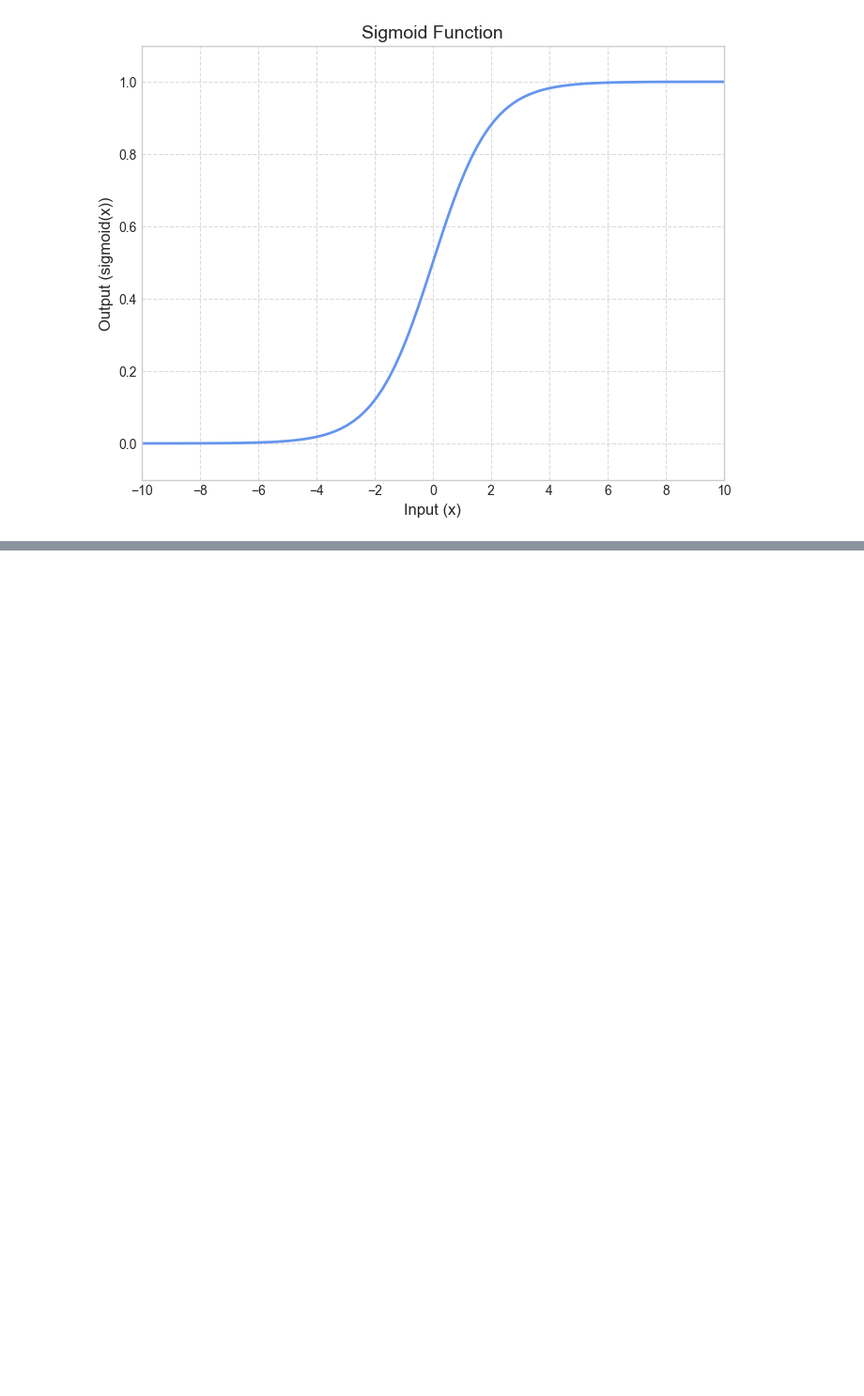
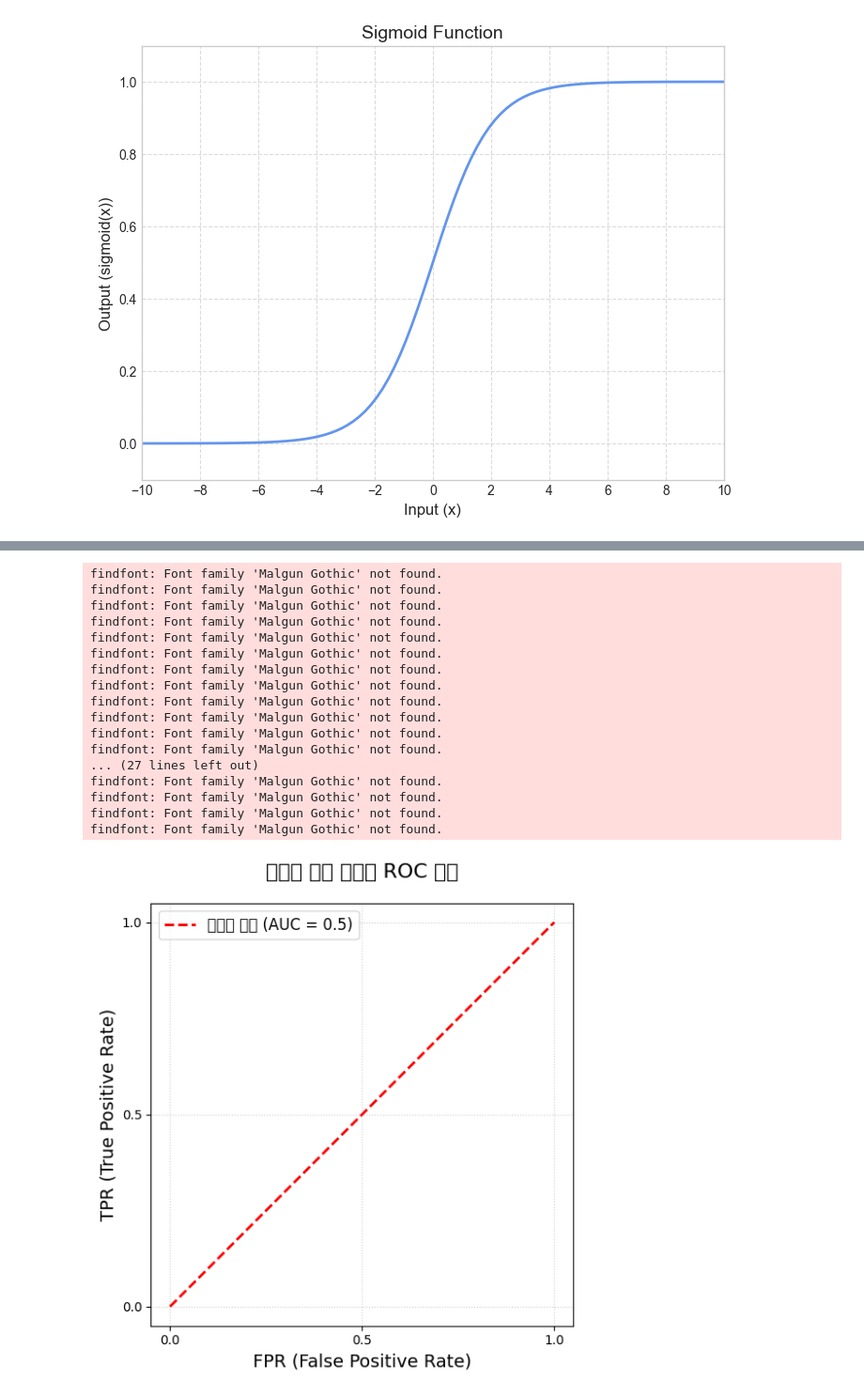
Before and after one commit to sml1323/ml_study, a Jupyter notebook: udemy/images/visual.ipynb, the cells around one changed output, grey strips where cells are left out. Shown at 94% size. Drawn from its saved outputs; the diff is of its cells as text; code cells hidden in the pictures; blank space fills up the shorter version.

```diff
--- a/udemy/images/visual.ipynb
+++ b/udemy/images/visual.ipynb
@@ -215,0 +308,51 @@ plt.show()
+# %%
+import matplotlib.pyplot as plt
+
+# 한글 폰트 설정
+plt.rcParams['font.family'] = 'Malgun Gothic'
+plt.rcParams['axes.unicode_minus'] = False
+
+# 시각화
+plt.figure(figsize=(6, 6))
+
+# (0,0)에서 (1,1)을 잇는 직선 그리기
+# 보통 점선으로 많이 표현해
+plt.plot([0, 1], [0, 1], color='red', linestyle='--', lw=2, label='무작위 예측 (AUC = 0.5)')
+
+# 축 레이블 및 제목 설정
+plt.xlabel('FPR (False Positive Rate)', fontsize=14)
+plt.ylabel('TPR (True Positive Rate)', fontsize=14)
+plt.title('무작위 예측 모델의 ROC 직선', fontsize=16, pad=20)
+
+# 축 범위 및 눈금 설정
+plt.xlim([-0.05, 1.05])
+plt.ylim([-0.05, 1.05])
+plt.xticks([0.0, 0.5, 1.0])
+plt.yticks([0.0, 0.5, 1.0])
+plt.gca().set_aspect('equal', adjustable='box')
+
+# 그리드 및 범례 표시
+plt.grid(True, linestyle=':', alpha=0.6)
+plt.legend(fontsize=12)
+
+# 그래프 보여주기
+plt.show()
+# %% [output]
+findfont: Font family 'Malgun Gothic' not found.
+findfont: Font family 'Malgun Gothic' not found.
+findfont: Font family 'Malgun Gothic' not found.
+findfont: Font family 'Malgun Gothic' not found.
+findfont: Font family 'Malgun Gothic' not found.
+findfont: Font family 'Malgun Gothic' not found.
+findfont: Font family 'Malgun Gothic' not found.
+findfont: Font family 'Malgun Gothic' not found.
+findfont: Font family 'Malgun Gothic' not found.
+findfont: Font family 'Malgun Gothic' not found.
+findfont: Font family 'Malgun Gothic' not found.
+findfont: Font family 'Malgun Gothic' not found.
+... (27 lines left out)
+findfont: Font family 'Malgun Gothic' not found.
+findfont: Font family 'Malgun Gothic' not found.
+findfont: Font family 'Malgun Gothic' not found.
+findfont: Font family 'Malgun Gothic' not found.
+[figure, added]
```
Also changed, not shown: parts of 3 cells of this notebook, 5 other files.
